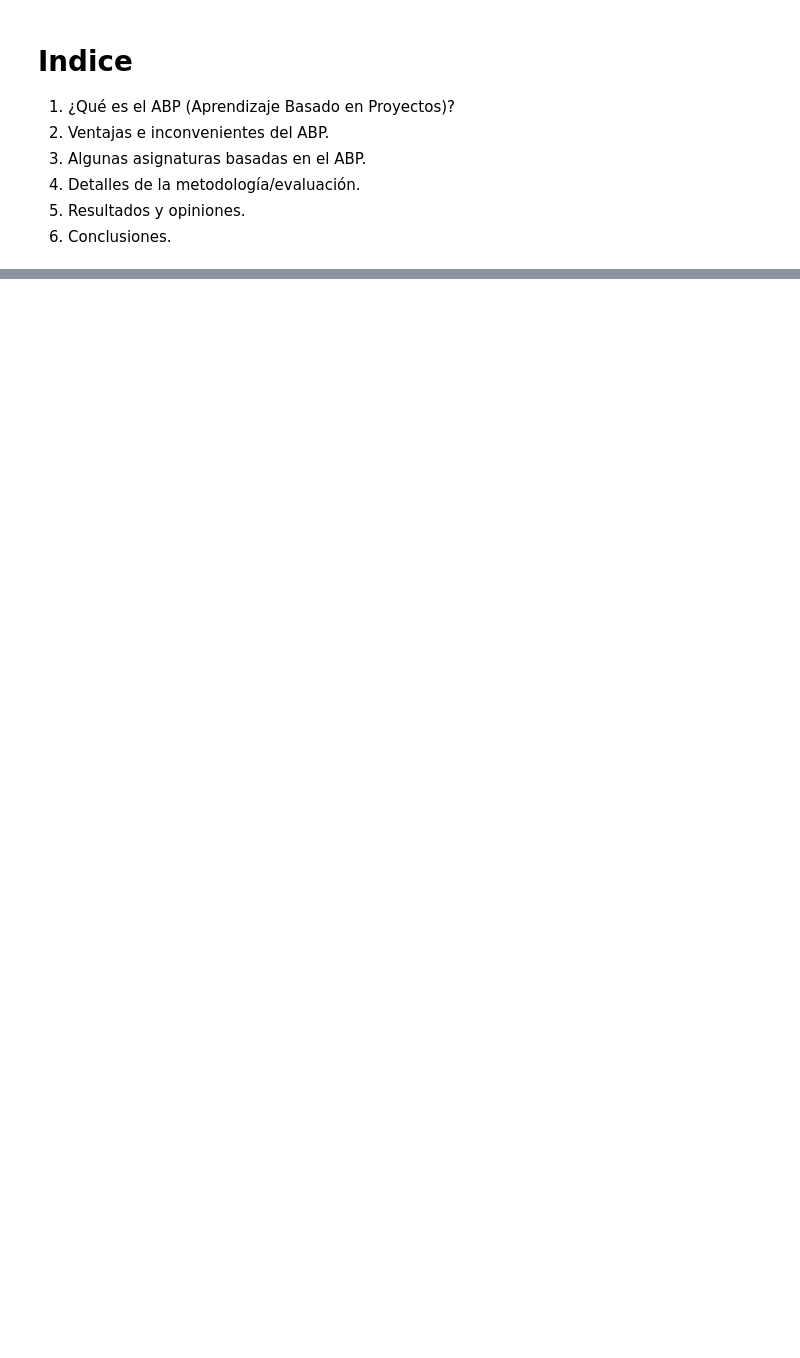
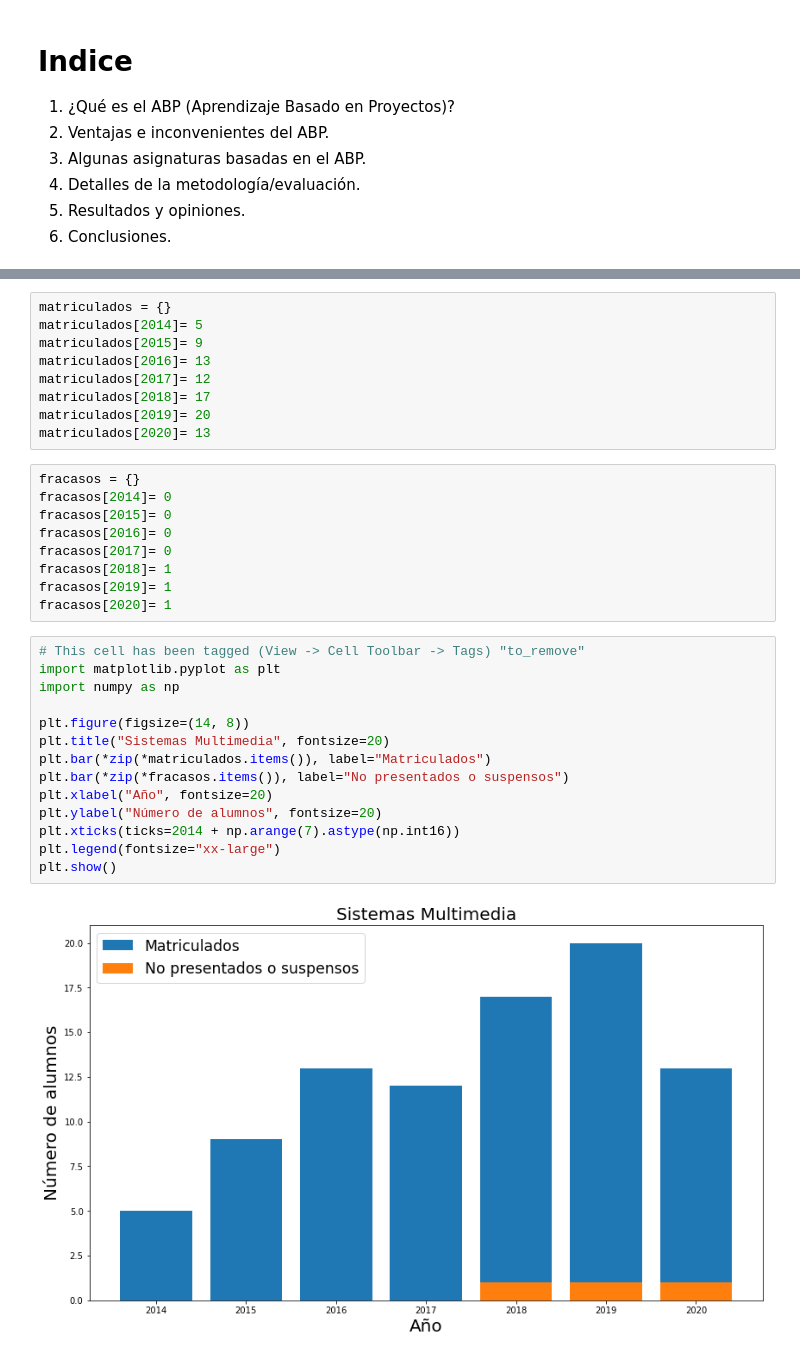
Before and after one commit to vicente-gonzalez-ruiz/ABP_ECA, a Jupyter notebook: transparencias.ipynb, the cells around one changed output, grey strips where cells are left out. Saved outputs shown, nothing was run; the diff lists cells and outputs as text; blank space fills up the shorter version.

```diff
--- a/transparencias.ipynb
+++ b/transparencias.ipynb
@@ -64,0 +163,34 @@ En la UAL (Universidad de Almería) actualmente se imparten según la metodolog
+# %%
+matriculados = {}
+matriculados[2014]= 5
+matriculados[2015]= 9
+matriculados[2016]= 13
+matriculados[2017]= 12
+matriculados[2018]= 17
+matriculados[2019]= 20
+matriculados[2020]= 13
+# %%
+fracasos = {}
+fracasos[2014]= 0
+fracasos[2015]= 0
+fracasos[2016]= 0
+fracasos[2017]= 0
+fracasos[2018]= 1
+fracasos[2019]= 1
+fracasos[2020]= 1
+# %%
+# This cell has been tagged (View -> Cell Toolbar -> Tags) "to_remove"
+import matplotlib.pyplot as plt
+import numpy as np
+
+plt.figure(figsize=(14, 8))
+plt.title("Sistemas Multimedia", fontsize=20)
+plt.bar(*zip(*matriculados.items()), label="Matriculados")
+plt.bar(*zip(*fracasos.items()), label="No presentados o suspensos")
+plt.xlabel("Año", fontsize=20)
+plt.ylabel("Número de alumnos", fontsize=20)
+plt.xticks(ticks=2014 + np.arange(7).astype(np.int16))
+plt.legend(fontsize="xx-large")
+plt.show()
+# %% [output]
+[figure, added]
```
Also changed, not shown: parts of 19 cells of this notebook, 1 other file.
